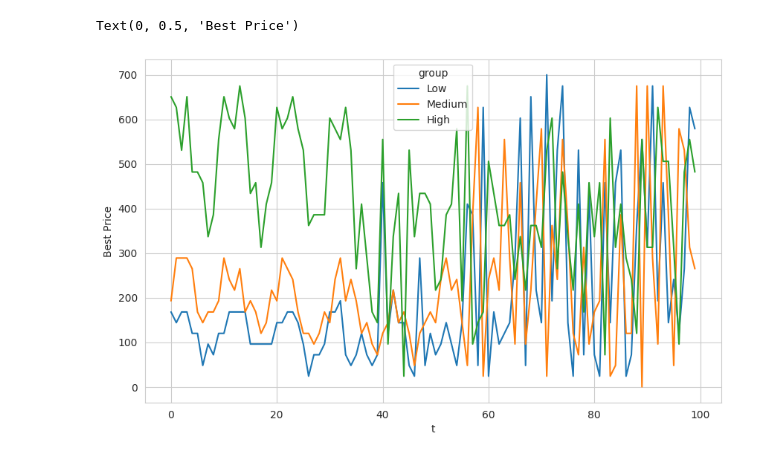
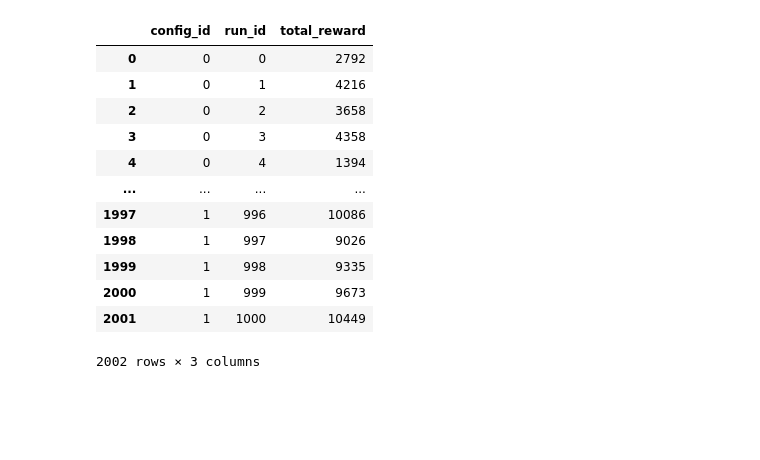
Before and after one commit to LaurinBrechter/personalized-pricing, a Jupyter notebook: results/mab_analysis.ipynb, the cells around one changed output. Saved outputs shown, nothing was run; the diff lists cells and outputs as text; code cells hidden in the pictures; blank space fills up the shorter version.

```diff
--- a/results/mab_analysis.ipynb
+++ b/results/mab_analysis.ipynb
@@ -57,3 +119 @@ mab_res = mab_log.groupby(["config_id", "run_id"]).agg(
-# %%
-mab_res["Clustering Accuracy"] = mab_res.config_id.replace(0, "high").replace(1, "low")
 # %%
@@ -70,17 +123,19 @@ sns.lineplot(
-# %%
-fig, ax = plt.subplots(1, 1, figsize=(10, 6))
-sns.lineplot(
-    data=mab_arms.loc[mab_arms.run_id == 0],
-    x="t",
-    y="best_price",
-    hue="group",
-    ax=ax,
-)
-
-ax.set_ylabel("Best Price")
-# %% [output]
-Text(0, 0.5, 'Best Price')
-[figure, removed]
+# %%
+mab_res
+# %% [output]
+|  | config_id | run_id | total_reward |
+| 0 | 0 | 0 | 2792 |
+| 1 | 0 | 1 | 4216 |
+| 2 | 0 | 2 | 3658 |
+| 3 | 0 | 3 | 4358 |
+| 4 | 0 | 4 | 1394 |
+| ... | ... | ... | ... |
+| 1997 | 1 | 996 | 10086 |
+| 1998 | 1 | 997 | 9026 |
+| 1999 | 1 | 998 | 9335 |
+| 2000 | 1 | 999 | 9673 |
+| 2001 | 1 | 1000 | 10449 |
+2002 rows × 3 columns
 # %%
 fig, axs = plt.subplots(2, 1, figsize=(10, 10), sharex=True)
 sns.lineplot(
```
Also changed, not shown: parts of 15 cells of this notebook, 18 other files.
